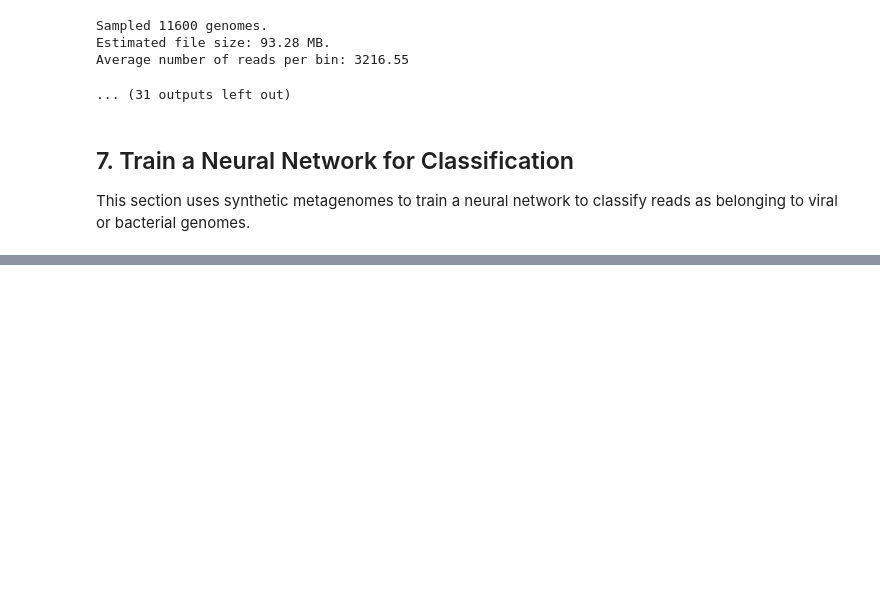
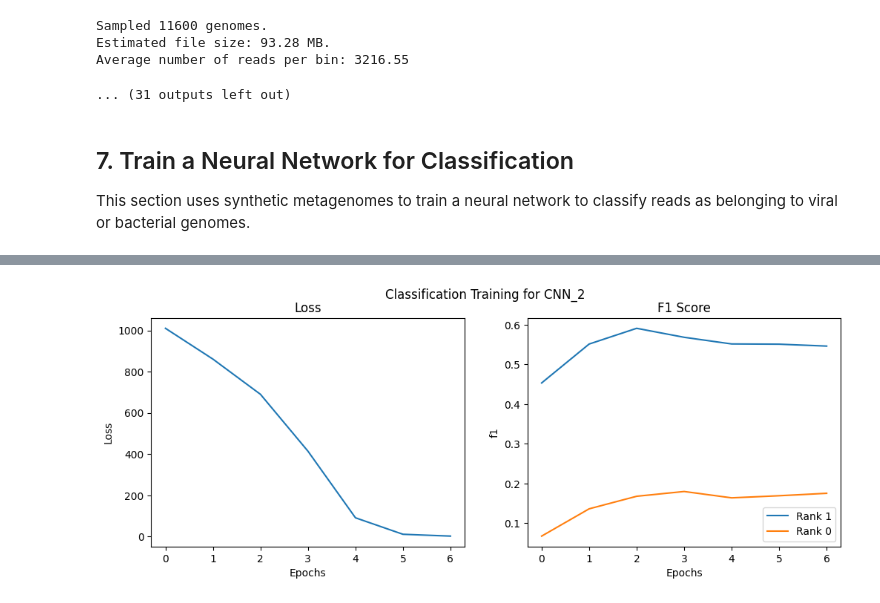
Before and after one commit to Vincent-Therrien/stelaro, a Jupyter notebook: demonstrations/synthetic.ipynb, the cells around one changed output, grey strips where cells are left out. Saved outputs shown, nothing was run; the diff lists cells and outputs as text; code cells hidden in the pictures; blank space fills up the shorter version.

```diff
--- a/demonstrations/synthetic.ipynb
+++ b/demonstrations/synthetic.ipynb
@@ -578,0 +527,4 @@ plt.show()
+# %%
+from stelaro.models import feedforward
+benchmark(feedforward.CNN_2, "CNN_2")
+# %% [output]
@@ -578,0 +539 @@ plt.show()
+[figure, added]
```
Also changed, not shown: parts of 7 cells of this notebook, 2 other files.
